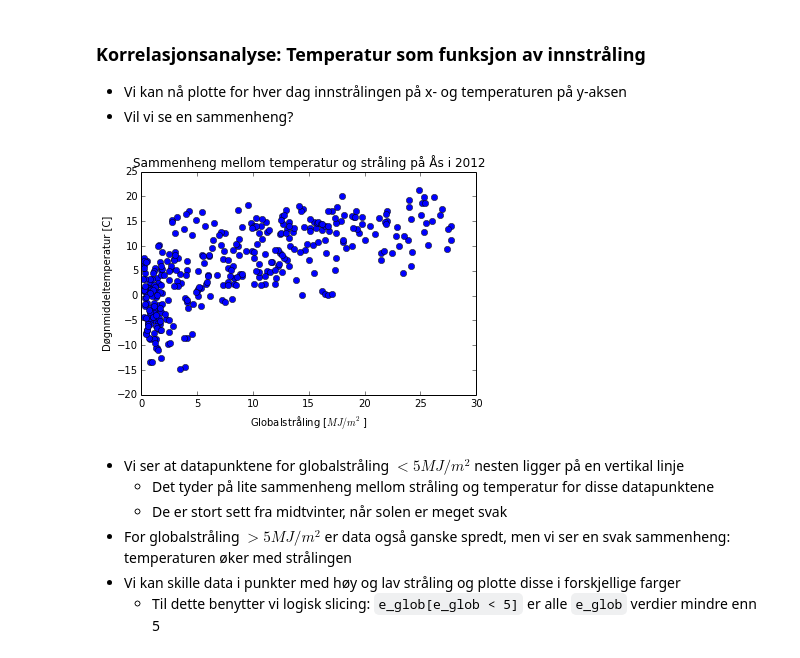
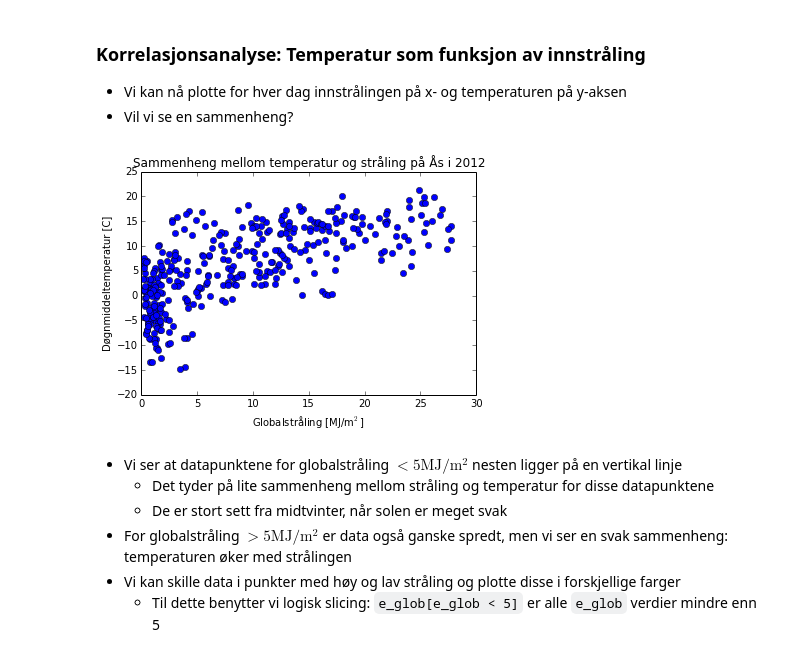
Before and after one commit to Ranmar/UMB_INF100_H13, a Jupyter notebook: Forelesninger/INF100_H13_F06.ipynb, the cells around one changed output. Drawn from its saved outputs; the diff is of its cells as text; code cells hidden in the pictures.

```diff
--- a/Forelesninger/INF100_H13_F06.ipynb
+++ b/Forelesninger/INF100_H13_F06.ipynb
@@ -526,18 +526,18 @@ legend();
 - Vil vi se en sammenheng?
 # %%
 plot(e_glob, T_avg, 'o');
-xlabel(u'Globalstråling [$MJ/m^2$]');
+xlabel(u'Globalstråling [MJ/m$^2$]');
 ylabel(u'Døgnmiddeltemperatur [C]');
 title(u'Sammenheng mellom temperatur og stråling på Ås i 2012');
 xlim(0, 30);
 ylim(-20, 25);
 # %% [output]
-[figure, old version]
+[figure, new version]
 # %% [markdown]
-- Vi ser at datapunktene for globalstråling $<5 MJ/m^2$ nesten ligger på en vertikal linje
+- Vi ser at datapunktene for globalstråling $<5 \mathrm{MJ}/\mathrm{m}^2$ nesten ligger på en vertikal linje
     - Det tyder på lite sammenheng mellom stråling og temperatur for disse datapunktene
     - De er stort sett fra midtvinter, når solen er meget svak
-- For globalstråling $>5 MJ/m^2$ er data også ganske spredt, men vi ser en svak sammenheng: temperaturen øker med strålingen
+- For globalstråling $>5 \mathrm{MJ}/\mathrm{m}^2$ er data også ganske spredt, men vi ser en svak sammenheng: temperaturen øker med strålingen
 - Vi kan skille data i punkter med høy og lav stråling og plotte disse i forskjellige farger
     - Til dette benytter vi logisk slicing: `e_glob[e_glob < 5]` er alle `e_glob` verdier mindre enn 5
 # %%
```
Also changed, not shown: parts of 11 cells of this notebook.
